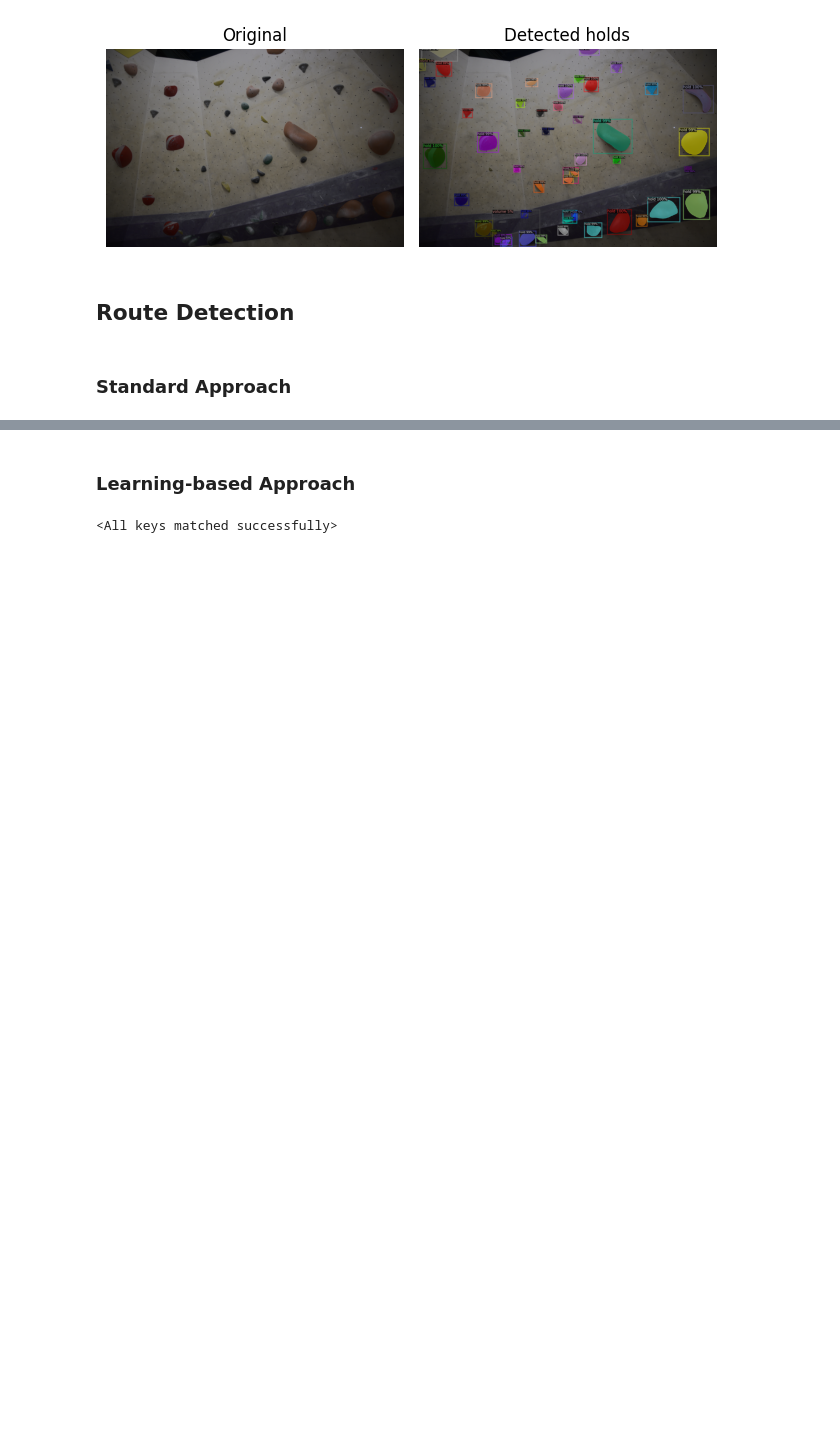
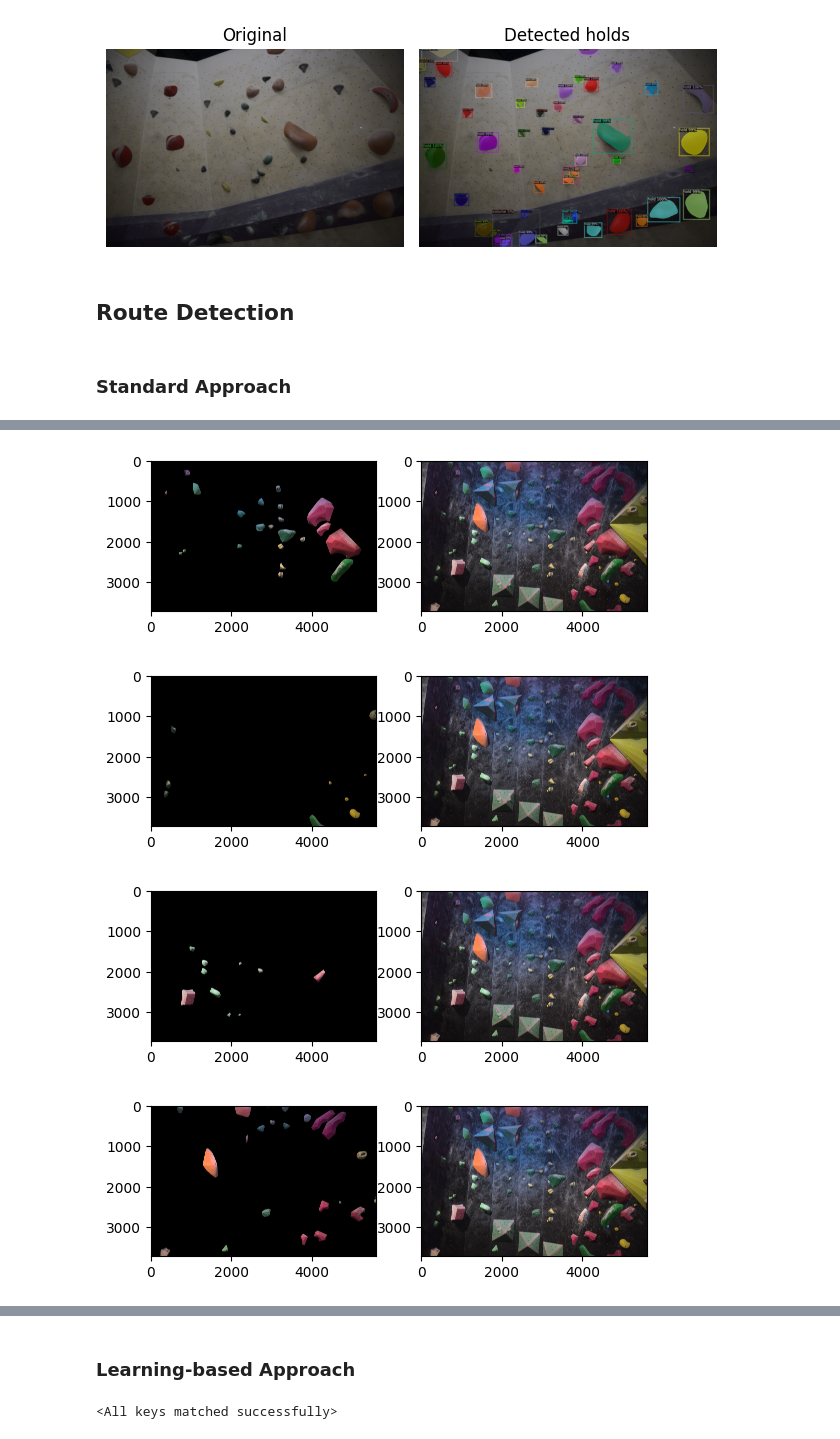
Before and after one commit to xiaoxiae/Indoor-Climbing-Hold-and-Route-Segmentation, a Jupyter notebook: demo.ipynb, the cells around one changed output, grey strips where cells are left out. Saved outputs shown, nothing was run; the diff lists cells and outputs as text; code cells hidden in the pictures; blank space fills up the shorter version.

Commit message:
added std routes to demo

```diff
--- a/demo.ipynb
+++ b/demo.ipynb
@@ -182,0 +316,80 @@ plt.show()
+# %%
+from collections import defaultdict
+
+def plot_routes(routes: List, d_dict):
+    image_bgr = cv2.imread(d_dict["file_name"])
+    for k, holds in routes.items():
+        height = d_dict["height"]
+        width = d_dict["width"]
+        final_bitmask = np.zeros((height, width))
+        for hold_id in holds:
+            hold_poly = d_dict["annotations"][hold_id]
+            points = np.array(hold_poly["segmentation"])
+            points = points.reshape((-1, 2)).astype(np.int32)
+            points = points[np.newaxis, :]
+            bitmask = cv2.fillPoly(np.zeros(image_bgr.shape[:2]), points, 255).astype(
+                np.uint8
+            )
+            final_bitmask = final_bitmask + bitmask
+        final_bitmask = final_bitmask.astype(np.bool8).astype(np.float32)
+        img = image_bgr.transpose((2, 0, 1))
+        masked_output = img * final_bitmask
+        img_routes = masked_output.astype(np.int32).transpose((1, 2, 0))
+        fig, ax = plt.subplots(ncols=2)
+        ax[0].imshow(img_routes[:, :, ::-1])
+        ax[1].imshow(image_bgr[:, :, ::-1])
+
+# Masked versions of color moments https://en.wikipedia.org/wiki/Color_moments
+def masked_skewness(image, mask):
+    np_image = np.transpose(image, (2, 0, 1)).astype("float64")
+    mask_3 = np.array([mask, mask, mask])
+    np_mask = np.ma.make_mask(mask_3)
+    np_image = np.ma.array(np_image, mask=np_mask)
+    image_raveled = np.ma.reshape(np_image, (3, -1))
+    return skew(image_raveled, axis=1)
+
+
+def masked_kurtosis(image, mask):
+    np_image = np.transpose(image, (2, 0, 1)).astype("float64")
+    mask_3 = np.array([mask, mask, mask])
+    np_mask = np.ma.make_mask(mask_3)
+    np_image = np.ma.array(np_image, mask=np_mask)
+    image_raveled = np.ma.reshape(np_image, (3, -1))
+    return kurtosis(image_raveled, axis=1)
+
+color_moments = defaultdict(list)
+for idx, poly in enumerate(d_dict["annotations"]):
+    if poly["category_id"] == 1:
+        # Volumes are considered part of the wall, not part of a route -> skip
+        continue
+    points = np.array(poly["segmentation"])
+    points = points.reshape((-1, 2)).astype(np.int32)
+    points = points[np.newaxis, :]
+    mask = cv2.fillPoly(np.zeros(image.shape[:2]), points, 255).astype(np.uint8)
+    mean_v, std_v = cv2.meanStdDev(image, mask=mask)
+    # skew_v = masked_skewness(image, mask)
+    # kurtosis_v = masked_kurtosis(image, mask)
+    color_moments[idx].extend(mean_v[0:1, 0])
+    color_moments[idx].extend(std_v[0:1, 0])
+    # color_moments[idx].extend(skew_v[0:3])
+    # color_moments[idx].extend(kurtosis_v[0:3])
+
+color_moment_arr = np.array(list(color_moments.values()))
+color_moments_arr_norm = color_moment_arr - np.mean(color_moment_arr, axis=0)
+color_moments_arr_norm = color_moments_arr_norm / np.std(color_moments_arr_norm, axis=0)
+
+clustering_input = color_moments_arr_norm  # color_moment_arr
+km_moments = KMeans(n_clusters=7, random_state=42, n_init="auto")
+
+km_moments.fit_predict(clustering_input)
+
+routes = defaultdict(list)
+for id, cluster in zip(range(clustering_input.shape[0]), km_moments.labels_):
+    routes[cluster].append(id)
+
+plot_routes(routes, d_dict)
+# %% [output]
+[figure, added]
+[figure, added]
+[figure, added]
+[figure, added]
```
Also changed, not shown: parts of 10 cells of this notebook.
